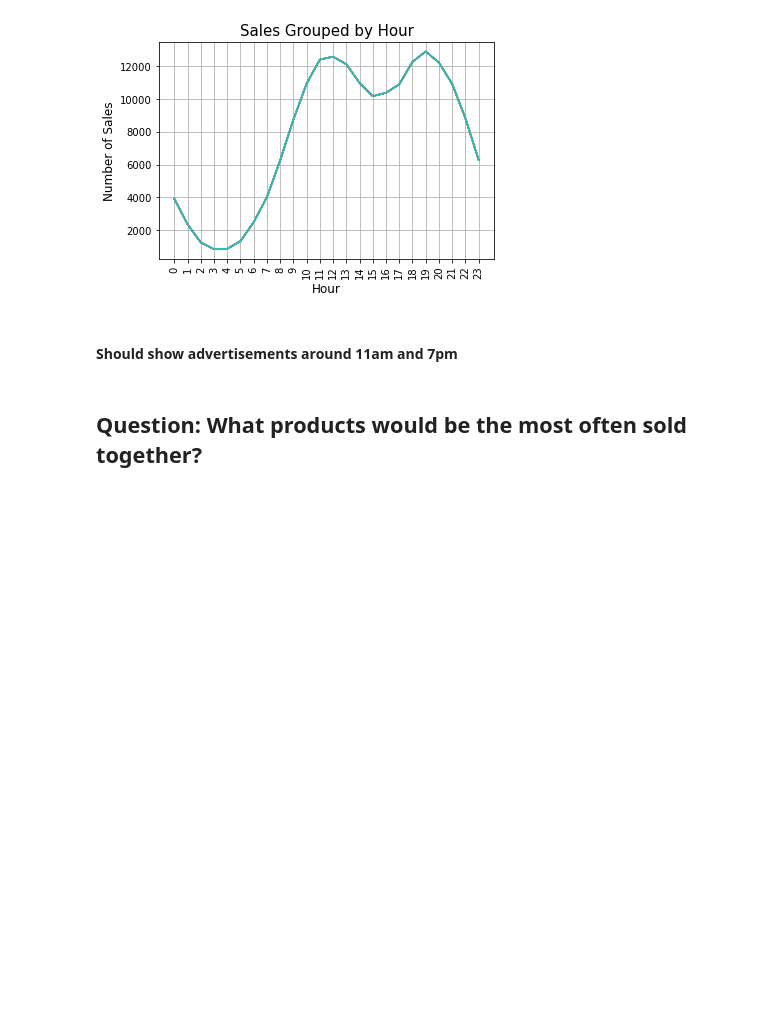
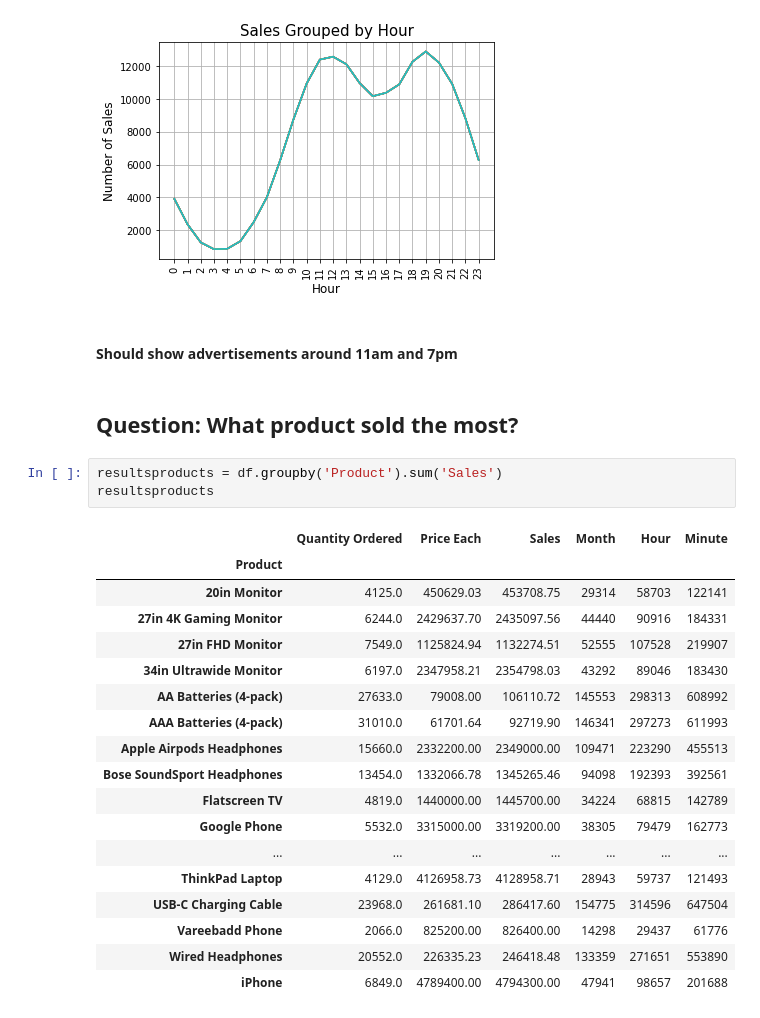
Before and after one commit to ethompson17/PythonSalesAnalysis, a Jupyter notebook: Sales Analysis.ipynb, the cells around one changed output. Cells and saved outputs as stored; diff of their text form; blank space fills up the shorter version.

```diff
--- a/Sales Analysis.ipynb
+++ b/Sales Analysis.ipynb
@@ -215,4 +200,26 @@ plt.grid()
 # %% [markdown]
 #### Should show advertisements around 11am and 7pm
 # %% [markdown]
-## Question: What products would be the most often sold together?
+## Question: What product sold the most?
+# %%
+resultsproducts = df.groupby('Product').sum('Sales')
+resultsproducts
+# %% [output]
+|  | Quantity Ordered | Price Each | Sales | Month | Hour | Minute |
+| Product |  |  |  |  |  |  |
+| 20in Monitor | 4125.0 | 450629.03 | 453708.75 | 29314 | 58703 | 122141 |
+| 27in 4K Gaming Monitor | 6244.0 | 2429637.70 | 2435097.56 | 44440 | 90916 | 184331 |
+| 27in FHD Monitor | 7549.0 | 1125824.94 | 1132274.51 | 52555 | 107528 | 219907 |
+| 34in Ultrawide Monitor | 6197.0 | 2347958.21 | 2354798.03 | 43292 | 89046 | 183430 |
+| AA Batteries (4-pack) | 27633.0 | 79008.00 | 106110.72 | 145553 | 298313 | 608992 |
+| AAA Batteries (4-pack) | 31010.0 | 61701.64 | 92719.90 | 146341 | 297273 | 611993 |
+| Apple Airpods Headphones | 15660.0 | 2332200.00 | 2349000.00 | 109471 | 223290 | 455513 |
+| Bose SoundSport Headphones | 13454.0 | 1332066.78 | 1345265.46 | 94098 | 192393 | 392561 |
+| Flatscreen TV | 4819.0 | 1440000.00 | 1445700.00 | 34224 | 68815 | 142789 |
+| Google Phone | 5532.0 | 3315000.00 | 3319200.00 | 38305 | 79479 | 162773 |
+| ... | ... | ... | ... | ... | ... | ... |
+| ThinkPad Laptop | 4129.0 | 4126958.73 | 4128958.71 | 28943 | 59737 | 121493 |
+| USB-C Charging Cable | 23968.0 | 261681.10 | 286417.60 | 154775 | 314596 | 647504 |
+| Vareebadd Phone | 2066.0 | 825200.00 | 826400.00 | 14298 | 29437 | 61776 |
+| Wired Headphones | 20552.0 | 226335.23 | 246418.48 | 133359 | 271651 | 553890 |
+| iPhone | 6849.0 | 4789400.00 | 4794300.00 | 47941 | 98657 | 201688 |
```
Also changed, not shown: parts of 3 cells of this notebook.
